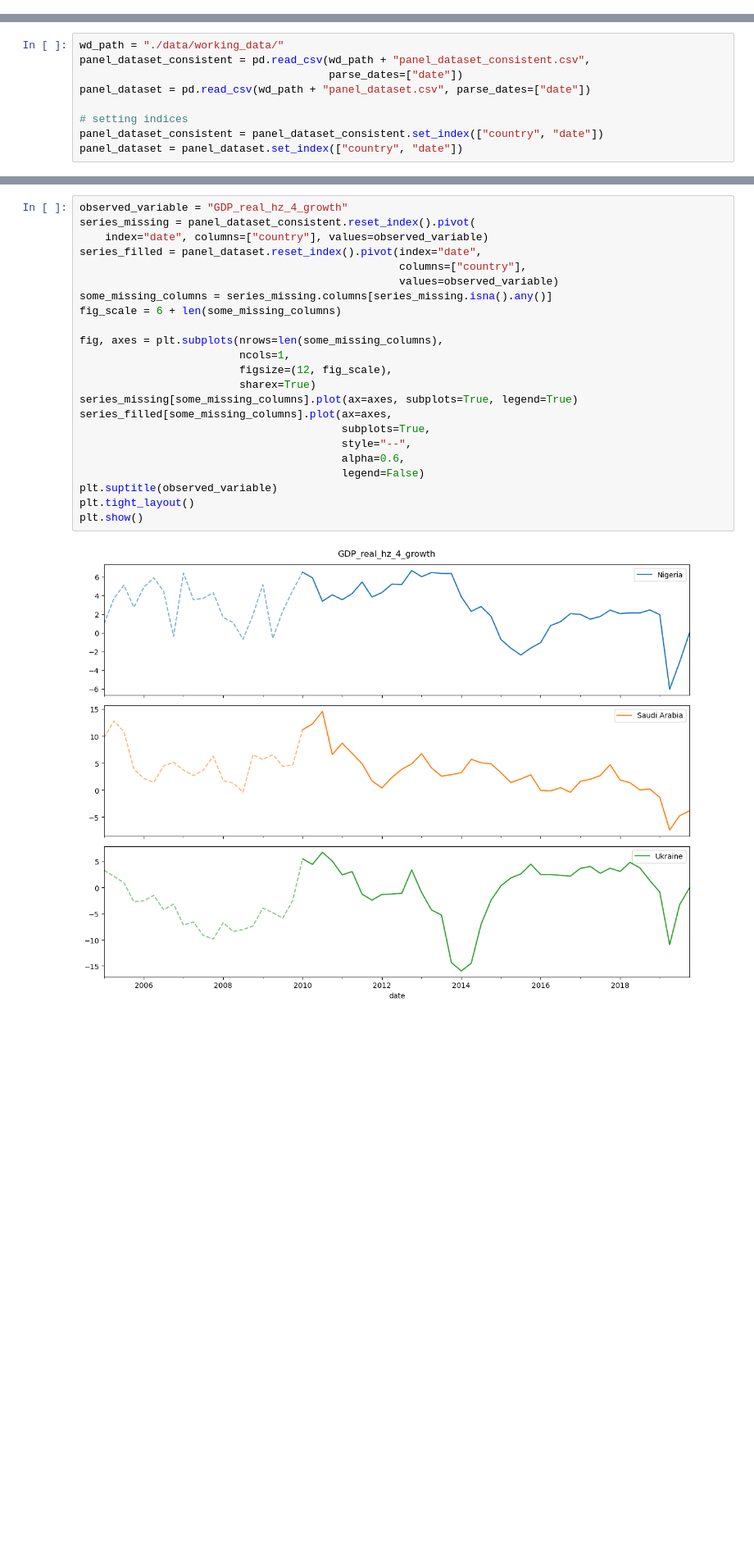
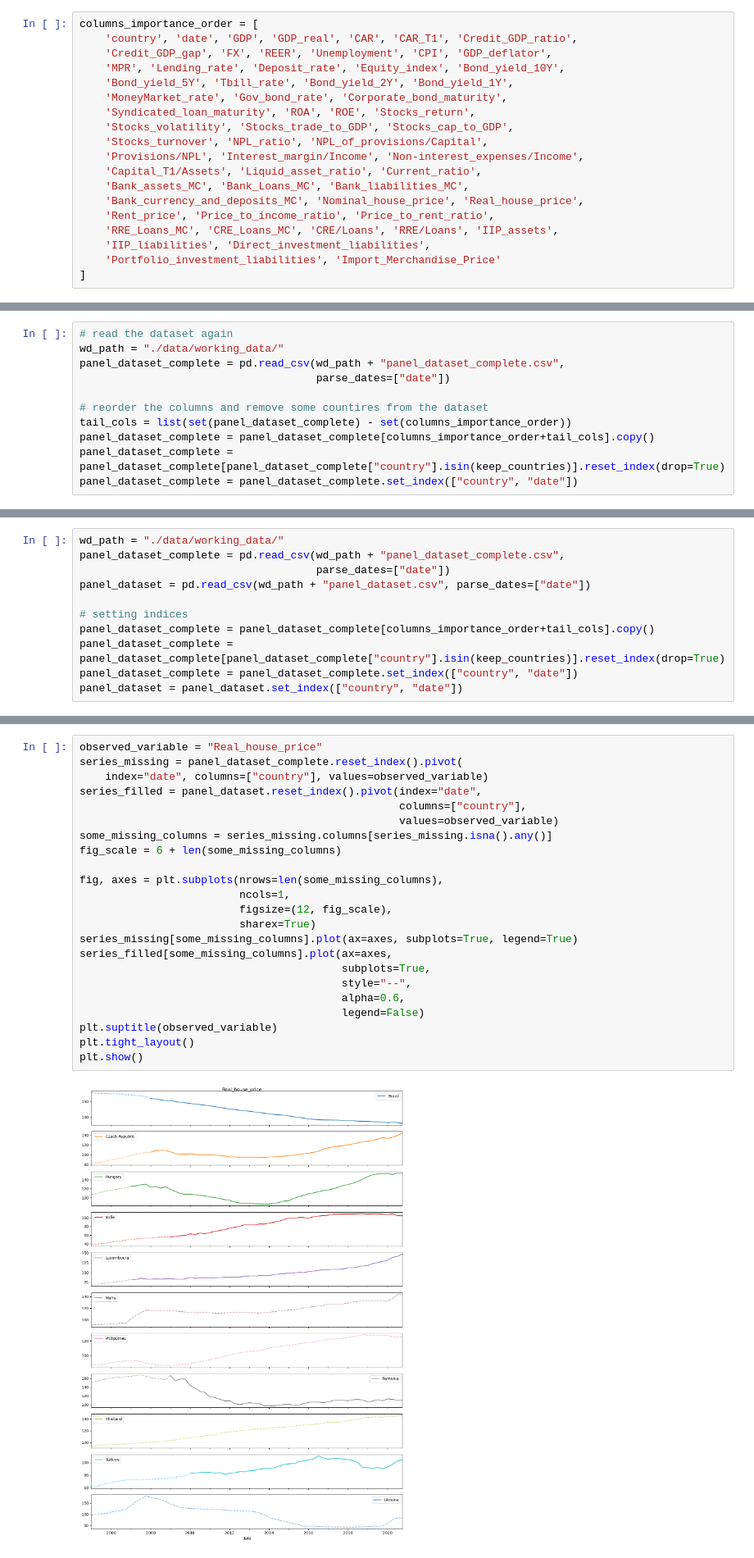
Before and after one commit to vlad-yeghiazaryan/armenian-gar, a Jupyter notebook: GaR_dataset_development/GaR_dataset_development.ipynb, the cells around one changed output, grey strips where cells are left out. Shown at 82% size. Saved outputs shown, nothing was run; the diff lists cells and outputs as text; blank space fills up the shorter version.

```diff
--- a/GaR_dataset_development/GaR_dataset_development.ipynb
+++ b/GaR_dataset_development/GaR_dataset_development.ipynb
@@ -392,6 +554,25 @@ def rescale_series_A_by_subset_B(A, B):
     A_trend_new = polynomial(np.arange(len(A)))
     A_adjusted = (A_detrended_and_normalized * B_std) + A_trend_new
     return A_adjusted
+# %%
+columns_importance_order = [
+    'country', 'date', 'GDP', 'GDP_real', 'CAR', 'CAR_T1', 'Credit_GDP_ratio',
+    'Credit_GDP_gap', 'FX', 'REER', 'Unemployment', 'CPI', 'GDP_deflator',
+    'MPR', 'Lending_rate', 'Deposit_rate', 'Equity_index', 'Bond_yield_10Y',
+    'Bond_yield_5Y', 'Tbill_rate', 'Bond_yield_2Y', 'Bond_yield_1Y',
+    'MoneyMarket_rate', 'Gov_bond_rate', 'Corporate_bond_maturity',
+    'Syndicated_loan_maturity', 'ROA', 'ROE', 'Stocks_return',
+    'Stocks_volatility', 'Stocks_trade_to_GDP', 'Stocks_cap_to_GDP',
+    'Stocks_turnover', 'NPL_ratio', 'NPL_of_provisions/Capital',
+    'Provisions/NPL', 'Interest_margin/Income', 'Non-interest_expenses/Income',
+    'Capital_T1/Assets', 'Liquid_asset_ratio', 'Current_ratio',
+    'Bank_assets_MC', 'Bank_Loans_MC', 'Bank_liabilities_MC',
+    'Bank_currency_and_deposits_MC', 'Nominal_house_price', 'Real_house_price',
+    'Rent_price', 'Price_to_income_ratio', 'Price_to_rent_ratio',
+    'RRE_Loans_MC', 'CRE_Loans_MC', 'CRE/Loans', 'RRE/Loans', 'IIP_assets',
+    'IIP_liabilities', 'Direct_investment_liabilities',
+    'Portfolio_investment_liabilities', 'Import_Merchandise_Price'
+]
 # %%
 column_clusters = {
     "Macro": [
@@ -1080,0 +1299,11 @@ panel_dataset_complete = pd.read_csv(wd_path + "panel_dataset_complete.csv",
+# %%
+# read the dataset again
+wd_path = "./data/working_data/"
+panel_dataset_complete = pd.read_csv(wd_path + "panel_dataset_complete.csv",
+                                     parse_dates=["date"])
+
+# reorder the columns and remove some countires from the dataset
+tail_cols = list(set(panel_dataset_complete) - set(columns_importance_order))
+panel_dataset_complete = panel_dataset_complete[columns_importance_order+tail_cols].copy()
+panel_dataset_complete = panel_dataset_complete[panel_dataset_complete["country"].isin(keep_countries)].reset_index(drop=True)
+panel_dataset_complete = panel_dataset_complete.set_index(["country", "date"])
@@ -1238,12 +1546,14 @@ panel_dataset_consistent.to_csv(wd_path + "panel_dataset_consistent.csv", index=
 # Data quality review 2
 # %%
 wd_path = "./data/working_data/"
-panel_dataset_consistent = pd.read_csv(wd_path + "panel_dataset_consistent.csv",
-                                       parse_dates=["date"])
+panel_dataset_complete = pd.read_csv(wd_path + "panel_dataset_complete.csv",
+                                     parse_dates=["date"])
 panel_dataset = pd.read_csv(wd_path + "panel_dataset.csv", parse_dates=["date"])
 
 # setting indices
-panel_dataset_consistent = panel_dataset_consistent.set_index(["country", "date"])
+panel_dataset_complete = panel_dataset_complete[columns_importance_order+tail_cols].copy()
+panel_dataset_complete = panel_dataset_complete[panel_dataset_complete["country"].isin(keep_countries)].reset_index(drop=True)
+panel_dataset_complete = panel_dataset_complete.set_index(["country", "date"])
 panel_dataset = panel_dataset.set_index(["country", "date"])
 # %%
 # availability calc (country)
@@ -1281,26 +1612,26 @@ plt.show()
 # %%
-observed_variable = "GDP_real_hz_4_growth"
-series_missing = panel_dataset_consistent.reset_index().pivot(
+observed_variable = "Real_house_price"
+series_missing = panel_dataset_complete.reset_index().pivot(
     index="date", columns=["country"], values=observed_variable)
 series_filled = panel_dataset.reset_index().pivot(index="date",
                                                   columns=["country"],
                                                   values=observed_variable)
 some_missing_columns = series_missing.columns[series_missing.isna().any()]
 fig_scale = 6 + len(some_missing_columns)
 
 fig, axes = plt.subplots(nrows=len(some_missing_columns),
                          ncols=1,
                          figsize=(12, fig_scale),
                          sharex=True)
 series_missing[some_missing_columns].plot(ax=axes, subplots=True, legend=True)
 series_filled[some_missing_columns].plot(ax=axes,
                                          subplots=True,
                                          style="--",
                                          alpha=0.6,
                                          legend=False)
 plt.suptitle(observed_variable)
 plt.tight_layout()
 plt.show()
 # %% [output]
-[figure, old version]
+[figure, new version]
 # %%
```
Also changed, not shown: parts of 47 cells of this notebook, 42 other files.
